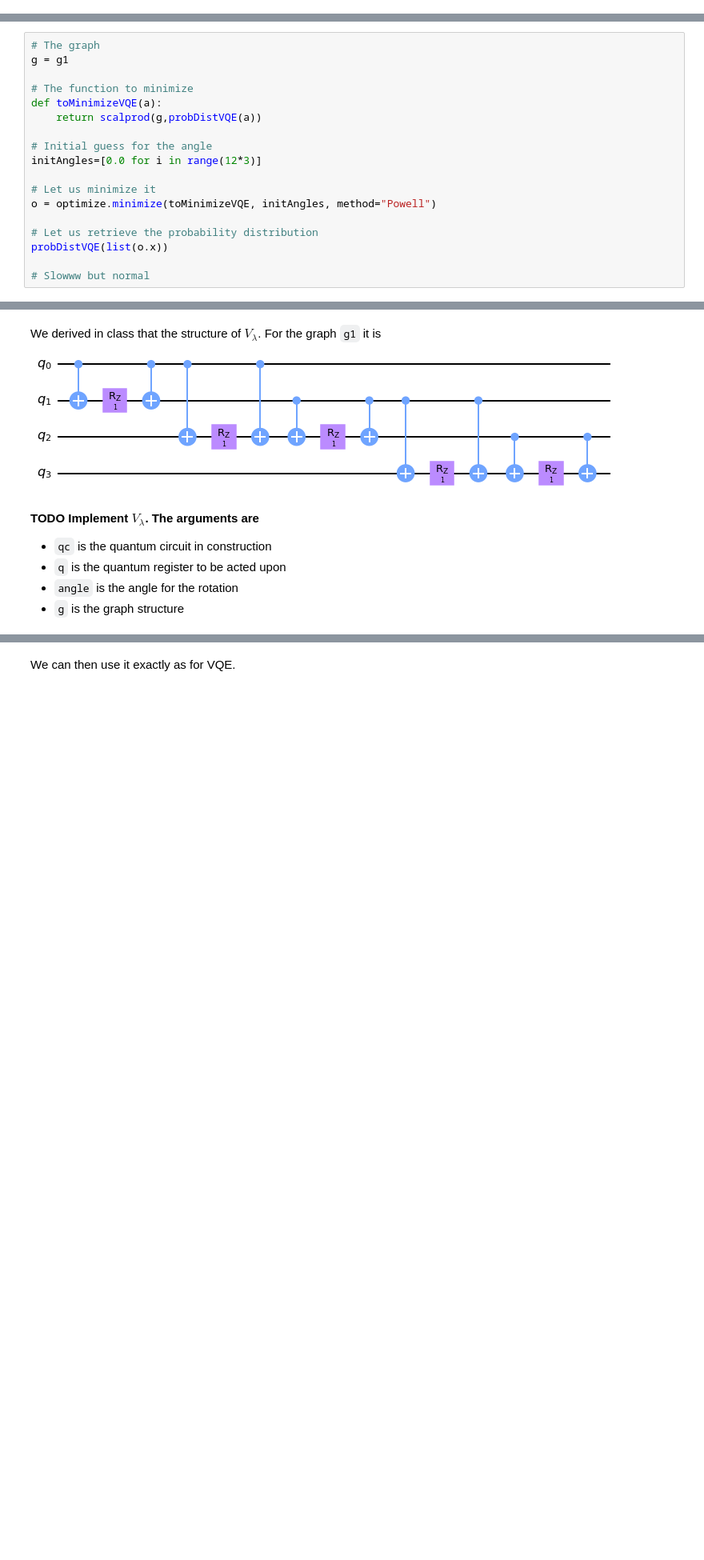
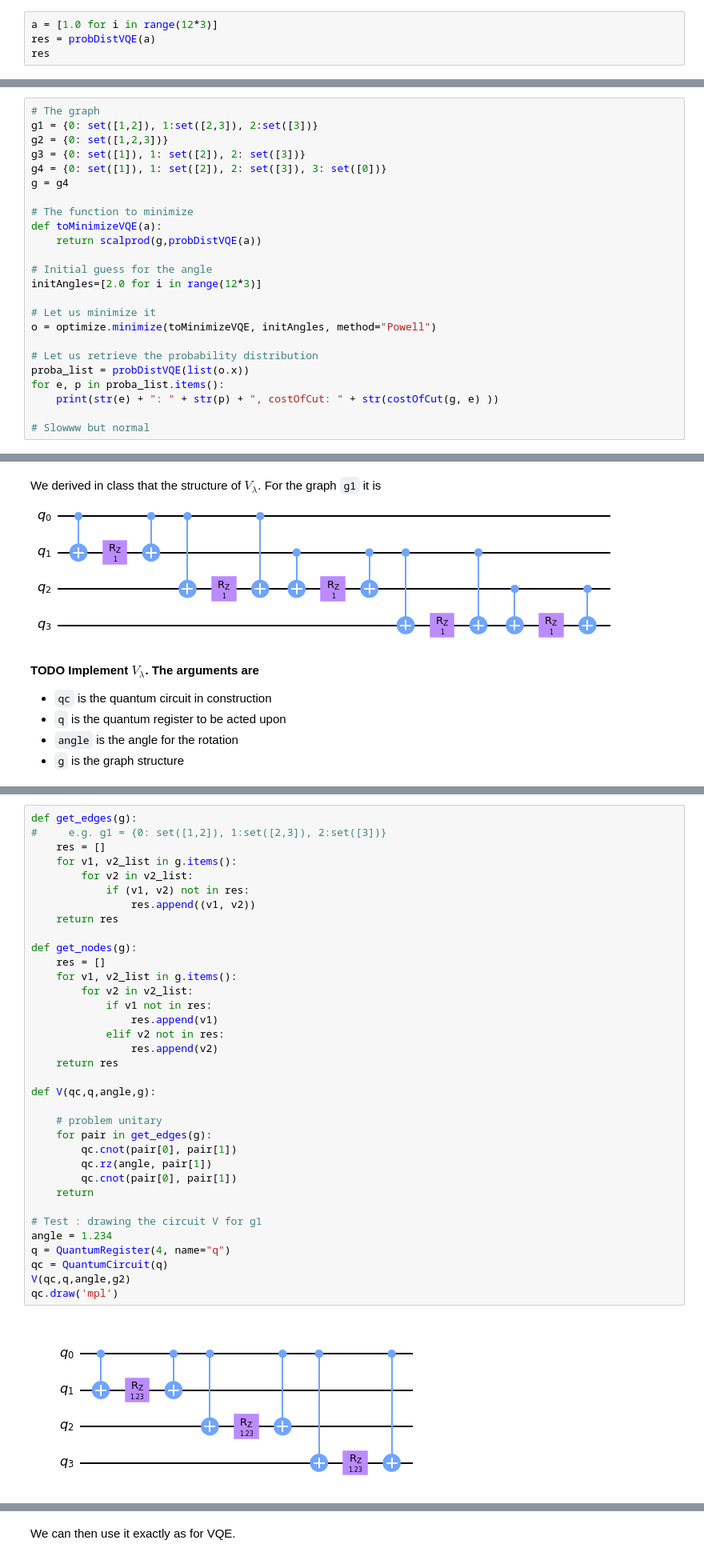
Before and after one commit to Letao-WANG/M1, a Jupyter notebook: Quantum/TP-vqe-qaoa-sujet.ipynb, the cells around one changed output, grey strips where cells are left out. Shown: that part at 80% size. Drawn from its saved outputs; the diff is of its cells as text; blank space fills up the shorter version.

```diff
--- a/Quantum/TP-vqe-qaoa-sujet.ipynb
+++ b/Quantum/TP-vqe-qaoa-sujet.ipynb
@@ -357,0 +347,4 @@ res
+# %%
+a = [1.0 for i in range(12*3)]
+res = probDistVQE(a)
+res
@@ -369,20 +379,26 @@ Then, if `o` contains the answer to the call to `optimize.minimize`:
 **BEWARE** the variable `initAngles` should only contains floats, not integers...
 # %%
 # The graph
-g = g1
+g1 = {0: set([1,2]), 1:set([2,3]), 2:set([3])}
+g2 = {0: set([1,2,3])}
+g3 = {0: set([1]), 1: set([2]), 2: set([3])}
+g4 = {0: set([1]), 1: set([2]), 2: set([3]), 3: set([0])}
+g = g4
 
 # The function to minimize
 def toMinimizeVQE(a):
     return scalprod(g,probDistVQE(a))
 
 # Initial guess for the angle
-initAngles=[0.0 for i in range(12*3)]
+initAngles=[2.0 for i in range(12*3)]
 
 # Let us minimize it
 o = optimize.minimize(toMinimizeVQE, initAngles, method="Powell")
 
 # Let us retrieve the probability distribution
-probDistVQE(list(o.x))
+proba_list = probDistVQE(list(o.x))
+for e, p in proba_list.items():
+    print(str(e) + ": " + str(p) + ", costOfCut: " + str(costOfCut(g, e) ))
 
 # Slowww but normal
 # %% [output]
@@ -462,0 +496,37 @@ qc.draw('mpl')
+# %%
+def get_edges(g):
+#     e.g. g1 = {0: set([1,2]), 1:set([2,3]), 2:set([3])}
+    res = []
+    for v1, v2_list in g.items():
+        for v2 in v2_list:
+            if (v1, v2) not in res:
+                res.append((v1, v2))
+    return res
+
+def get_nodes(g):
+    res = []
+    for v1, v2_list in g.items():
+        for v2 in v2_list:
+            if v1 not in res:
+                res.append(v1)
+            elif v2 not in res:
+                res.append(v2)
+    return res
+
+def V(qc,q,angle,g):
+
+    # problem unitary
+    for pair in get_edges(g):
+        qc.cnot(pair[0], pair[1])
+        qc.rz(angle, pair[1])
+        qc.cnot(pair[0], pair[1])
+    return
+
+# Test : drawing the circuit V for g1
+angle = 1.234
+q = QuantumRegister(4, name="q")
+qc = QuantumCircuit(q)
+V(qc,q,angle,g2)
+qc.draw('mpl')
+# %% [output]
+[figure, added]
```
Also changed, not shown: parts of 17 cells of this notebook.
